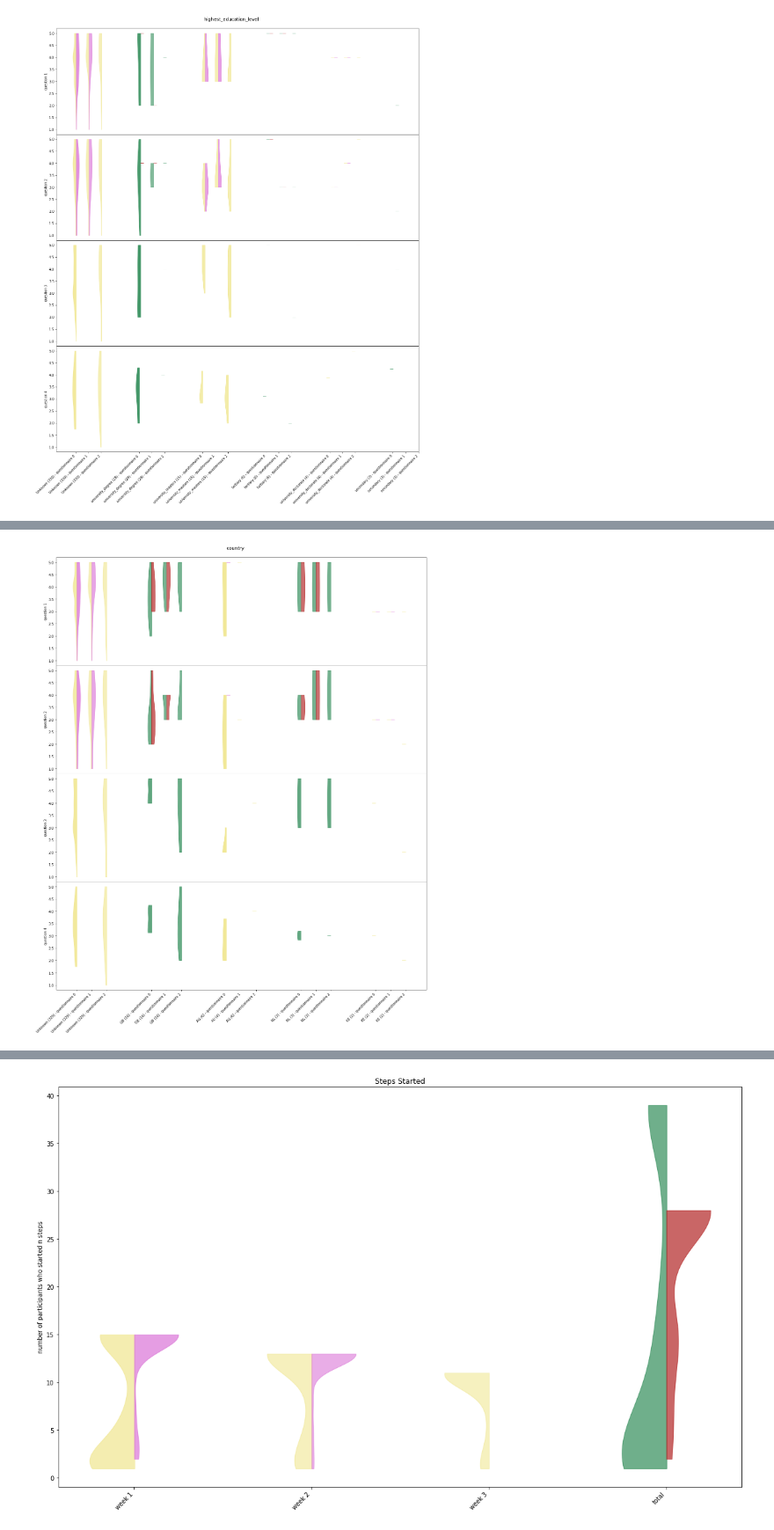
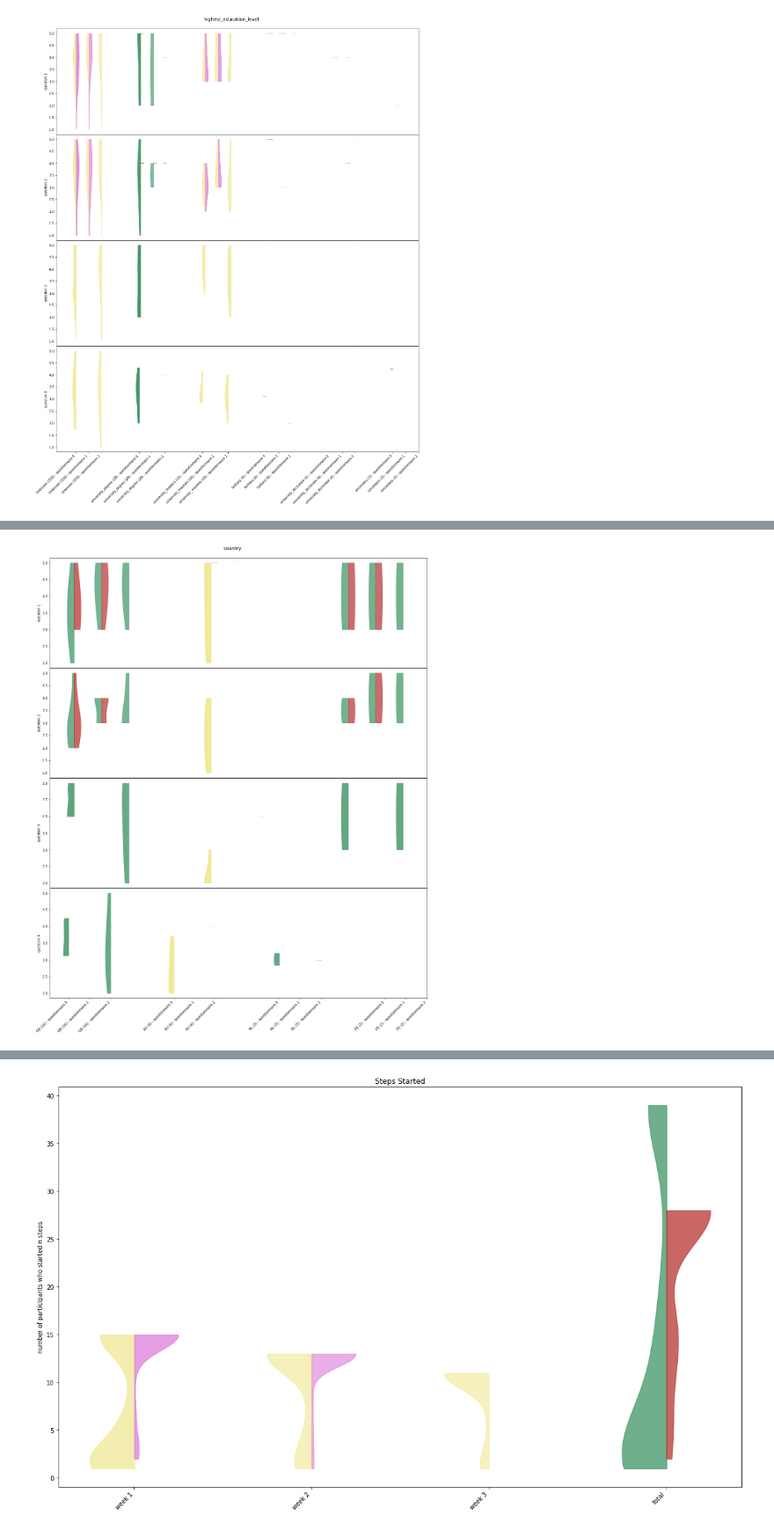
Before and after one commit to grochmal/mooc-stats, a Jupyter notebook: mooc-confidence-fl.ipynb, the cells around one changed output, grey strips where cells are left out. Shown at 88% size. Drawn from its saved outputs; the diff is of its cells as text; code cells hidden in the pictures.

```diff
--- a/mooc-confidence-fl.ipynb
+++ b/mooc-confidence-fl.ipynb
@@ -216,6 +223,7 @@ if more data about the students themselves becomes available we can
 further extend this table with more columns.
 # %%
-participant = enrol.join(archetype.reset_index().groupby('learner_id').first())
+arch = archetype.reset_index().sort_values(by='responded_at', ascending=False).groupby('learner_id').first()
+participant = enrol.join(arch)
 participant = participant.rename_axis('participant_id')
 tmp = comment.rename(columns={'step': 'total_comments'}).groupby(['participant_id']).count()['total_comments']
 participant = participant.join(tmp)
@@ -618,0 +715,7 @@ for w in range(step.week.max()):
+# %%
+def enrich_data(step_resp):
+    enriched = pd.merge(participant, step_resp, left_index=True, right_on='participant_id', how='right')
+    # sanity check
+    if len(step_resp) != len(enriched):
+        print('WARNING: incomplete RIGHT join')
+    return enriched
@@ -739,6 +941,6 @@ Name: highest_education_level, dtype: int64
 # %%
 # to keep things readable, we limit by 13 biggest values by default
-def plot_response(stat, limit=13):
+def plot_response(stat, start=0, limit=13):
     n_questions = max(map(lambda x: len(x.question.unique()), all_resp))
     estat = participant[stat].value_counts()
     fig, ax = plt.subplots(n_questions, 1, sharex=True, figsize=(20, 6*n_questions))
@@ -750,7 +952,7 @@ def plot_response(stat, limit=13):
     complete_labels = []
     walk = enumerate(estat.index)
     if limit:
-        walk = list(walk)[:limit]
+        walk = list(walk)[start:limit]
     for n_stat, cur_stat in walk:
         for i in range(n_questions):
             fil = lambda x: x[(x.question == i+1) & (x[stat] == cur_stat)].response.reset_index(drop=True)
@@ -781,4 +1016,4 @@ plot_response('age_range')
 # %%
-plot_response('country', limit=5)
+plot_response('country', start=1, limit=5)
 # %% [output]
-[figure, old version]
+[figure, new version]
```
Also changed, not shown: parts of 81 cells of this notebook, 2 other files.
